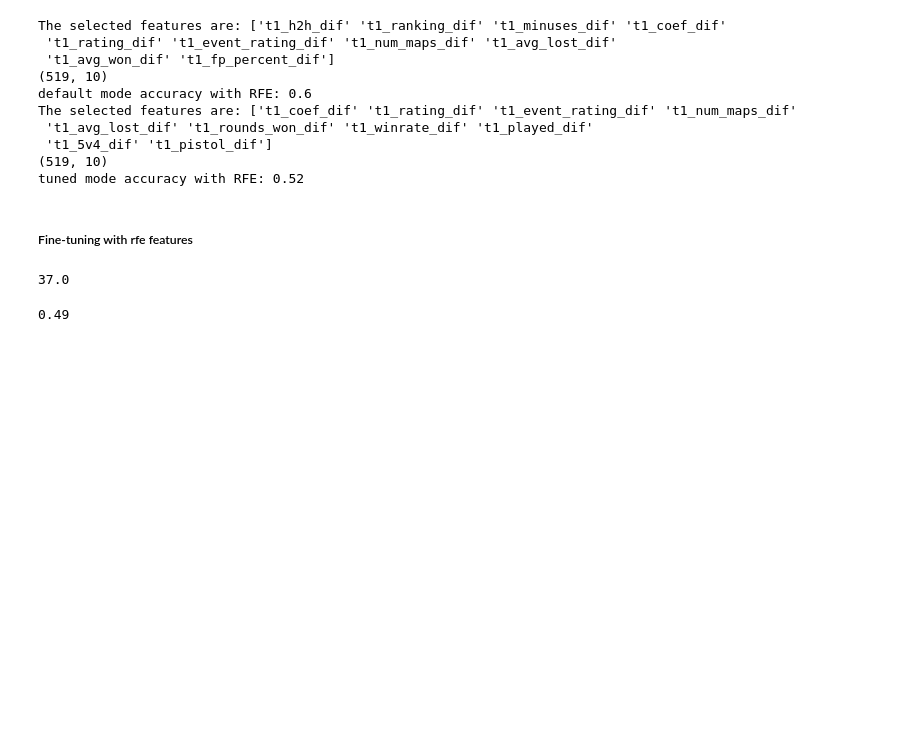
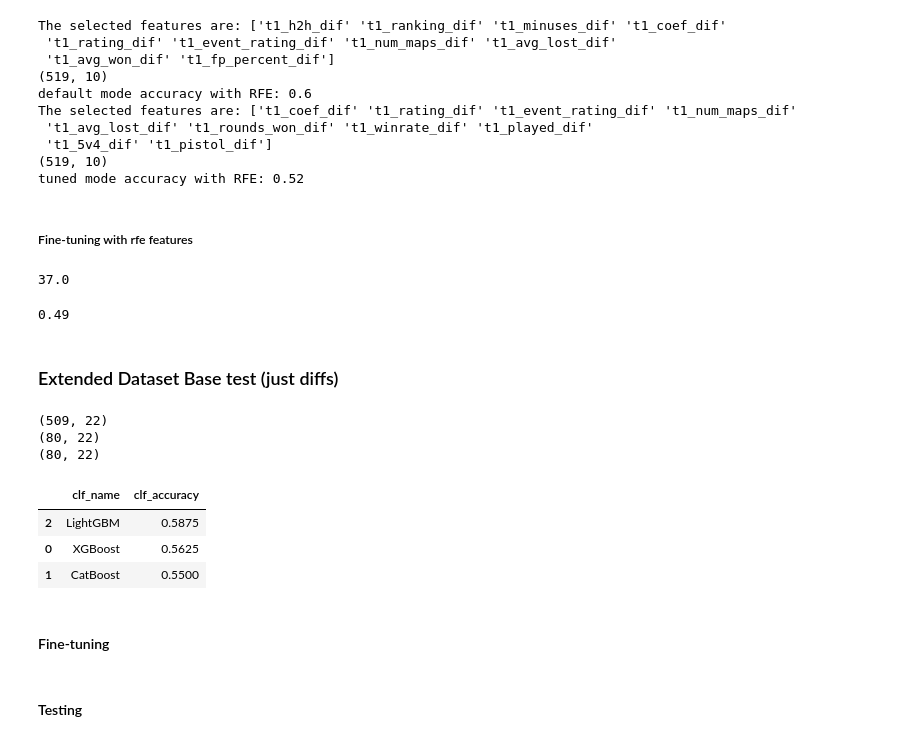
Before and after one commit to point516/hope, a Jupyter notebook: main.ipynb, the cells around one changed output. Drawn from its saved outputs; the diff is of its cells as text; code cells hidden in the pictures; blank space fills up the shorter version.

Commit message:
test extended dataset without cross-validation

```diff
--- a/main.ipynb
+++ b/main.ipynb
@@ -41,7 +44,7 @@ df.to_csv('df_642.csv')
 # %% [markdown]
 #### Begin
 # %%
-data = pd.read_csv('df_642.csv')
+data = pd.read_csv('df_693.csv')
 #First 4 rows are not needed
 df = data.iloc[:,5:]
 # %% [markdown]
@@ -59,8 +62,13 @@ df.drop(df[(df['t1_5v4']==0) & (df['t1_played']>0)].index, axis=0, inplace=True)
 # %%
-df['t1_rounds_lost'].fillna(13, inplace=True)
-df['t1_rounds_won'].fillna(13, inplace=True)
-df['t2_rounds_lost'].fillna(13, inplace=True)
-df['t2_rounds_won'].fillna(13, inplace=True)
+df.loc[df['t1_rounds_lost']>13,'t1_rounds_lost'] = 13
+df.loc[df['t2_rounds_lost']>13,'t2_rounds_lost'] = 13
+df.loc[df['t1_rounds_won']>13,'t1_rounds_won'] = 13
+df.loc[df['t2_rounds_won']>13,'t2_rounds_won'] = 13
+
+df['t1_rounds_lost'].fillna(15, inplace=True)
+df['t1_rounds_won'].fillna(15, inplace=True)
+df['t2_rounds_lost'].fillna(15, inplace=True)
+df['t2_rounds_won'].fillna(15, inplace=True)
 # %% [markdown]
 ### Experiment 1. The differences between team stats will be the predicting features, so creating the features
 # %%
@@ -1579,3 +1587,45 @@ preds = xgb.predict(rfe_test)
 print(accuracy_score(y_test, preds))
 # %% [output]
 0.49
+# %% [markdown]
+### Extended Dataset Base test (just diffs)
+# %%
+dataset = pd.read_csv('diffs.csv')
+
+Y = dataset.loc[:,['result']]
+X = dataset.drop('result',axis=1)
+
+x_train, x_rest, y_train, y_rest = train_test_split(X, Y, test_size=160, shuffle=True, random_state=42)
+x_val, x_test, y_val, y_test = train_test_split(x_rest, y_rest, test_size=80, shuffle=True, random_state=42)
+print(x_train.shape)
+print(x_val.shape)
+print(x_test.shape)
+# %% [output]
+(509, 22)
+(80, 22)
+(80, 22)
+# %%
+defaults = pd.DataFrame([['XGBoost',0],['CatBoost',0],['LightGBM',0]],columns=['clf_name', 'clf_accuracy'])
+models = [XGBClassifier(random_state=random_state), CatBoostClassifier(random_state=random_state, verbose=0), LGBMClassifier(random_state=random_state)]
+# cv = KFold(n_splits=7)
+
+for index, model in enumerate(models):
+
+    # scores = cross_validate(model, x_train, y_train.values.ravel(), scoring='accuracy', cv=cv)
+
+    model.fit(x_train, y_train.values.ravel())
+    preds = model.predict(x_test)
+
+    if index == 1:
+        preds = [True if item=='True' else False for item in model.predict(x_test)]
+
+    defaults.loc[index, 'clf_accuracy'] = accuracy_score(y_test, preds)
+
+defaults.sort_values(by='clf_accuracy', ascending=False).head()
+# %% [output]
+|  | clf_name | clf_accuracy |
+| 2 | LightGBM | 0.5875 |
+| 0 | XGBoost | 0.5625 |
+| 1 | CatBoost | 0.5500 |
+# %% [markdown]
+#### Fine-tuning
@@ -1581,0 +1760,2 @@ print(accuracy_score(y_test, preds))
+# %% [markdown]
+#### Testing
```
Also changed, not shown: parts of 13 cells of this notebook.
